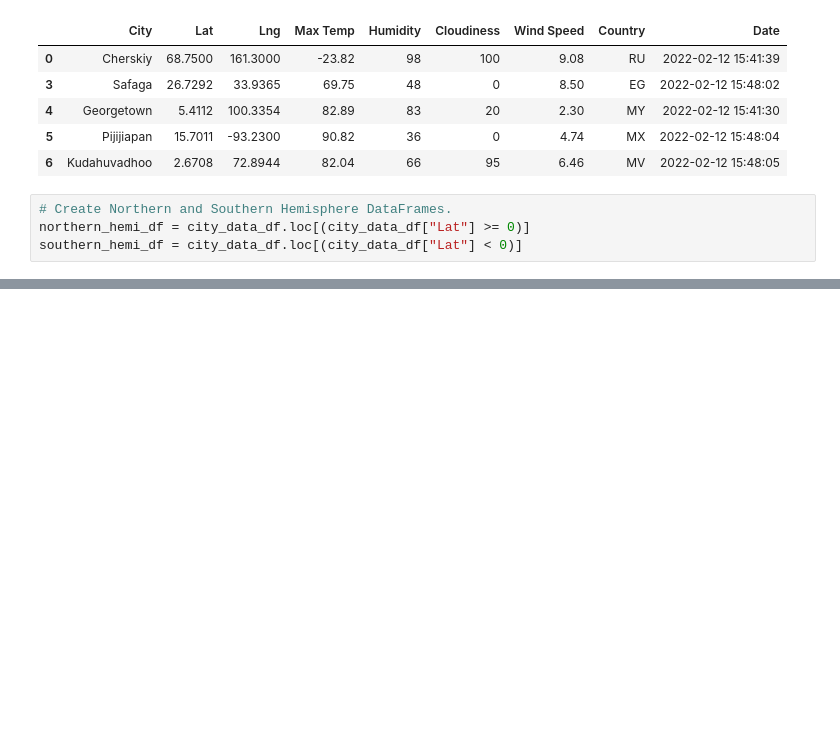
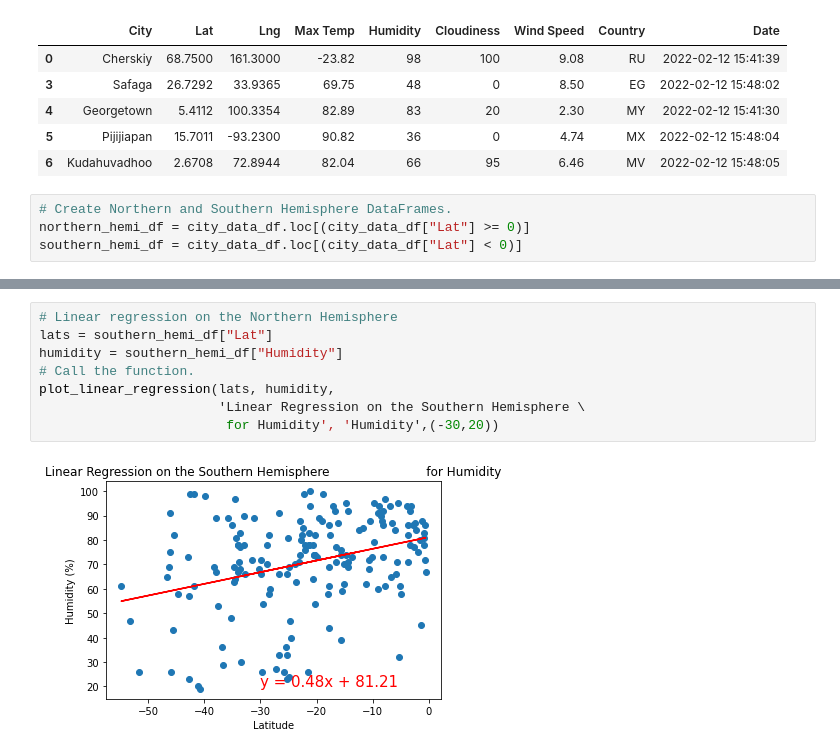
Before and after one commit to MStewart0218/World_Weather_Analysis, a Jupyter notebook: WeatherPy.ipynb, the cells around one changed output, grey strips where cells are left out. Saved outputs shown, nothing was run; the diff lists cells and outputs as text; blank space fills up the shorter version.

```diff
--- a/WeatherPy.ipynb
+++ b/WeatherPy.ipynb
@@ -346,0 +378,10 @@ plot_linear_regression(lats, max_temps,
+# %%
+# Linear regression on the Northern Hemisphere
+lats = southern_hemi_df["Lat"]
+humidity = southern_hemi_df["Humidity"]
+# Call the function.
+plot_linear_regression(lats, humidity,
+                       'Linear Regression on the Southern Hemisphere \
+                        for Humidity', 'Humidity',(-30,20))
+# %% [output]
+[figure, added]
```
Also changed, not shown: parts of 11 cells of this notebook.
